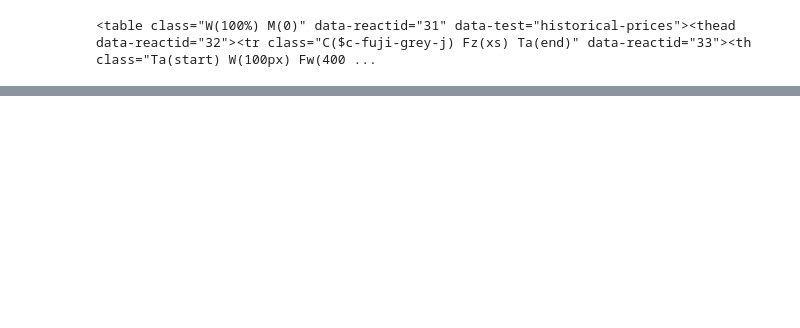
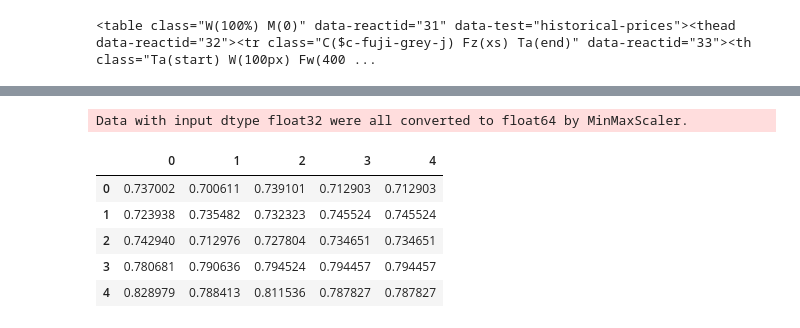
Before and after one commit to amirizzudin4/fyp_project, a Jupyter notebook: FYP prototype.ipynb, the cells around one changed output, grey strips where cells are left out. Saved outputs shown, nothing was run; the diff lists cells and outputs as text; code cells hidden in the pictures; blank space fills up the shorter version.

```diff
--- a/FYP prototype.ipynb
+++ b/FYP prototype.ipynb
@@ -99,0 +97,13 @@ print (df)
+# %%
+minmax = MinMaxScaler().fit(df.iloc[:, 1:].astype('float32'))
+df_log = minmax.transform(df.iloc[:, 1:].astype('float32'))
+df_log = pd.DataFrame(df_log)
+df_log.head()
+# %% [output]
+Data with input dtype float32 were all converted to float64 by MinMaxScaler.
+|  | 0 | 1 | 2 | 3 | 4 |
+| 0 | 0.737002 | 0.700611 | 0.739101 | 0.712903 | 0.712903 |
+| 1 | 0.723938 | 0.735482 | 0.732323 | 0.745524 | 0.745524 |
+| 2 | 0.742940 | 0.712976 | 0.727804 | 0.734651 | 0.734651 |
+| 3 | 0.780681 | 0.790636 | 0.794524 | 0.794457 | 0.794457 |
+| 4 | 0.828979 | 0.788413 | 0.811536 | 0.787827 | 0.787827 |
```
Also changed, not shown: parts of 14 cells of this notebook.
